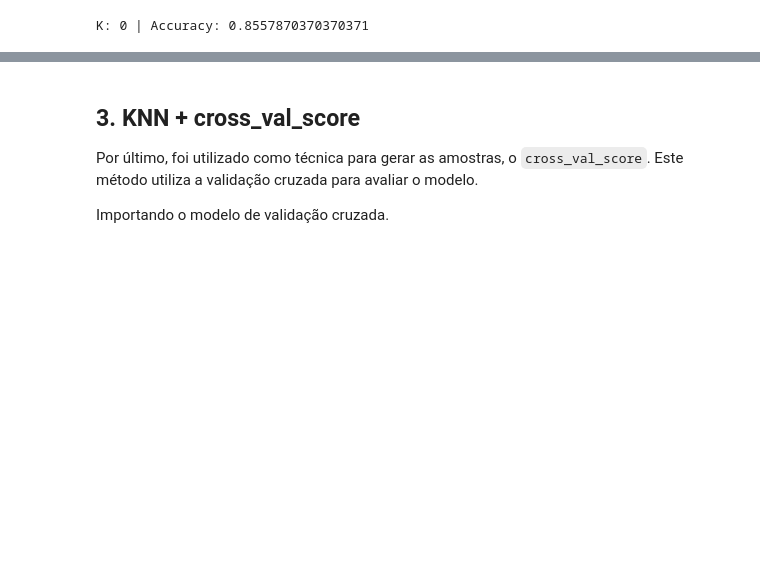
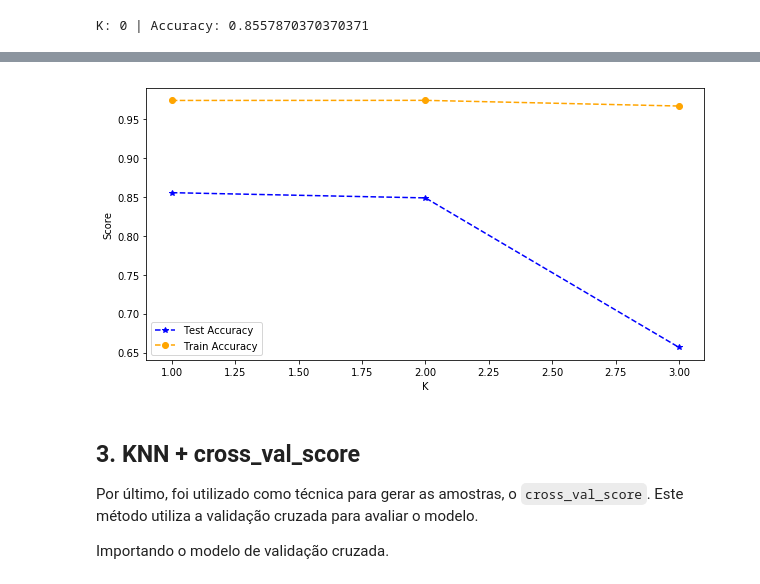
Before and after one commit to Machine-Learning-FGA/nursery, a Jupyter notebook: knn/knn_2.ipynb, the cells around one changed output, grey strips where cells are left out. Cells and saved outputs as stored; diff of their text form; code cells hidden in the pictures; blank space fills up the shorter version.

```diff
--- a/knn/knn_2.ipynb
+++ b/knn/knn_2.ipynb
@@ -187,3 +203,23 @@ K: 0 | Accuracy: 0.8557870370370371
+# %%
+scores_test = []
+scores_train = []
+for train, test in kf.split(features):
+    knn = KNeighborsClassifier(n_neighbors=11)
+    knn.fit(features.values[train], numeric_classification[train])
+    score = knn.score(features.values[test], numeric_classification[test])
+    scores_test.append(score)
+    score = knn.score(features.values[train], numeric_classification[train])
+    scores_train.append(score)
+# %%
+plt.figure(figsize=(10, 5))
+plt.plot([1, 2, 3], scores_test, color='blue', linestyle='dashed', marker='*', label='Test Accuracy')
+plt.plot([1, 2, 3], scores_train, color='orange', linestyle='dashed', marker='o', label='Train Accuracy')
+plt.legend()
+plt.xlabel('K')
+plt.ylabel('Score')
+plt.show()
+# %% [output]
+[figure, added]
 # %% [markdown]
 ## 3. KNN + cross_val_score
 
```
Also changed, not shown: parts of 7 cells of this notebook.
